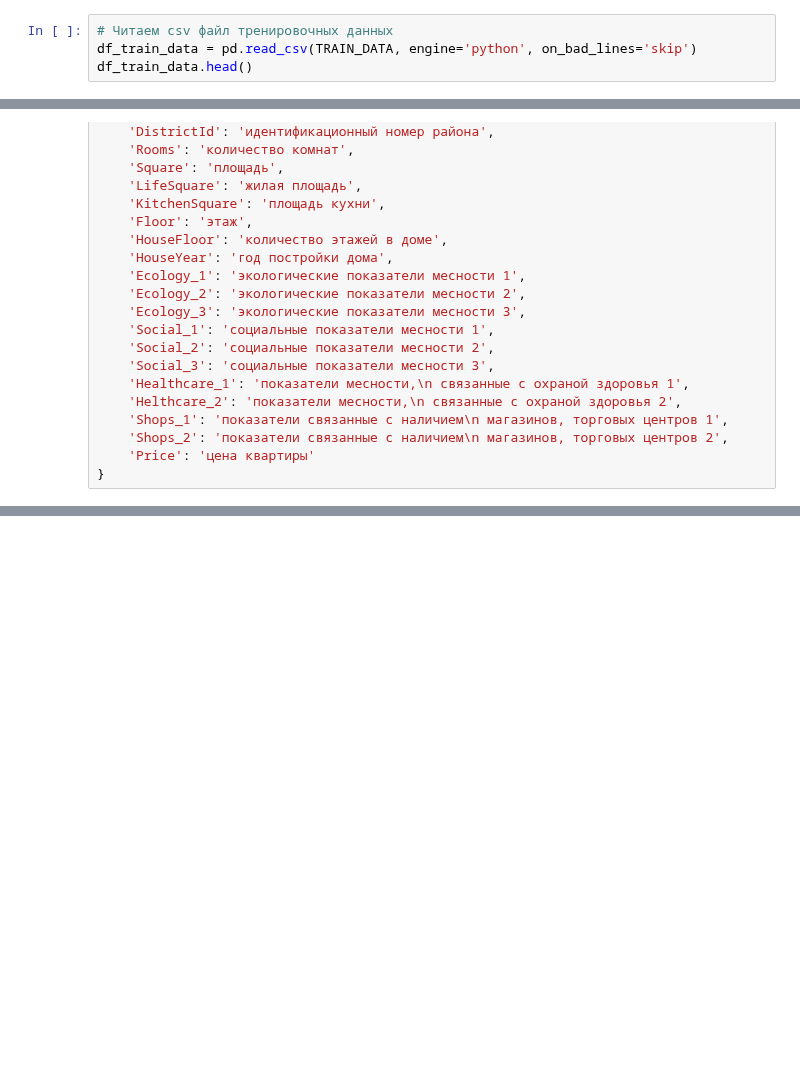
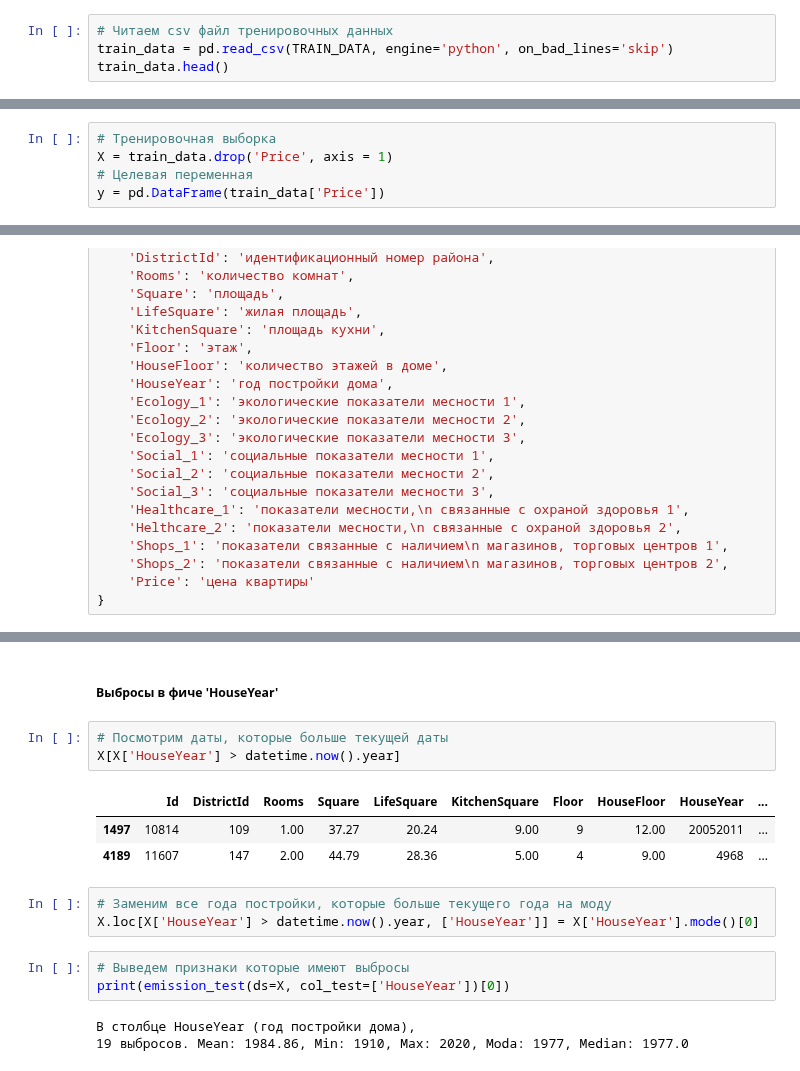
Before and after one commit to uc20100/Python-for-Data-Science, a Jupyter notebook: course_project.ipynb, the cells around one changed output, grey strips where cells are left out. Saved outputs shown, nothing was run; the diff lists cells and outputs as text; blank space fills up the shorter version.

```diff
--- a/course_project.ipynb
+++ b/course_project.ipynb
@@ -105,8 +117,8 @@ TEST_DATA = './CSV/test.csv'
 TRAIN_DATA = './CSV/train.csv'
 # %%
 # Читаем csv файл тренировочных данных
-df_train_data = pd.read_csv(TRAIN_DATA, engine='python', on_bad_lines='skip')
-df_train_data.head()
+train_data = pd.read_csv(TRAIN_DATA, engine='python', on_bad_lines='skip')
+train_data.head()
 # %% [output]
 |  | Id | DistrictId | Rooms | Square | LifeSquare | KitchenSquare | Floor | HouseFloor | HouseYear | ... |
 | 0 | 14038 | 35 | 2.00 | 47.98 | 29.44 | 6.00 | 7 | 9.00 | 1969 | ... |
@@ -211 +225,6 @@ df_train_data.describe()
+# %%
+# Тренировочная выборка
+X = train_data.drop('Price', axis = 1)
+# Целевая переменная
+y = pd.DataFrame(train_data['Price'])
 # %% [markdown]
@@ -368,0 +450,18 @@ array([[<Axes: title={'center': 'Id'}>,
+# %% [markdown]
+##### Выбросы в фиче 'HouseYear'
+# %%
+# Посмотрим даты, которые больше текущей даты
+X[X['HouseYear'] > datetime.now().year]
+# %% [output]
+|  | Id | DistrictId | Rooms | Square | LifeSquare | KitchenSquare | Floor | HouseFloor | HouseYear | ... |
+| 1497 | 10814 | 109 | 1.00 | 37.27 | 20.24 | 9.00 | 9 | 12.00 | 20052011 | ... |
+| 4189 | 11607 | 147 | 2.00 | 44.79 | 28.36 | 5.00 | 4 | 9.00 | 4968 | ... |
+# %%
+# Заменим все года постройки, которые больше текущего года на моду
+X.loc[X['HouseYear'] > datetime.now().year, ['HouseYear']] = X['HouseYear'].mode()[0]
+# %%
+# Выведем признаки которые имеют выбросы
+print(emission_test(ds=X, col_test=['HouseYear'])[0])
+# %% [output]
+В столбце HouseYear (год постройки дома),
+19 выбросов. Mean: 1984.86, Min: 1910, Max: 2020, Moda: 1977, Median: 1977.0
```
Also changed, not shown: parts of 47 cells of this notebook.
